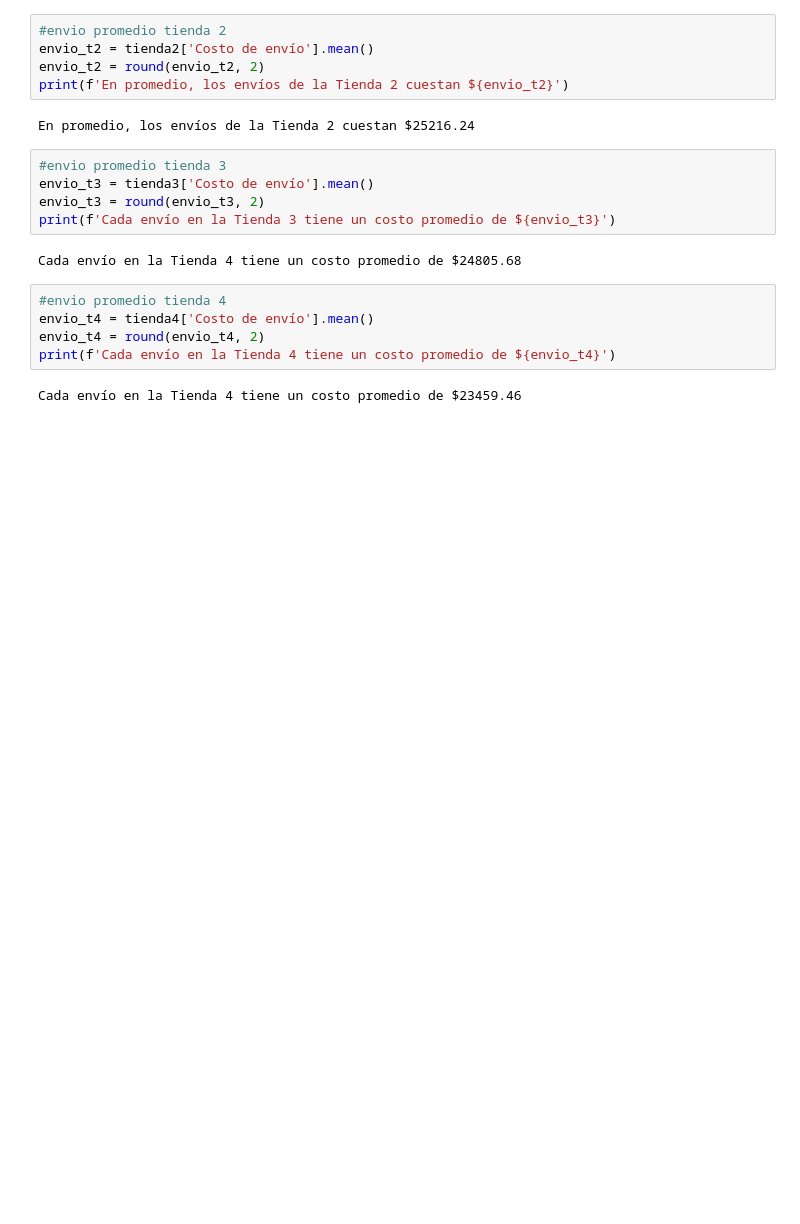
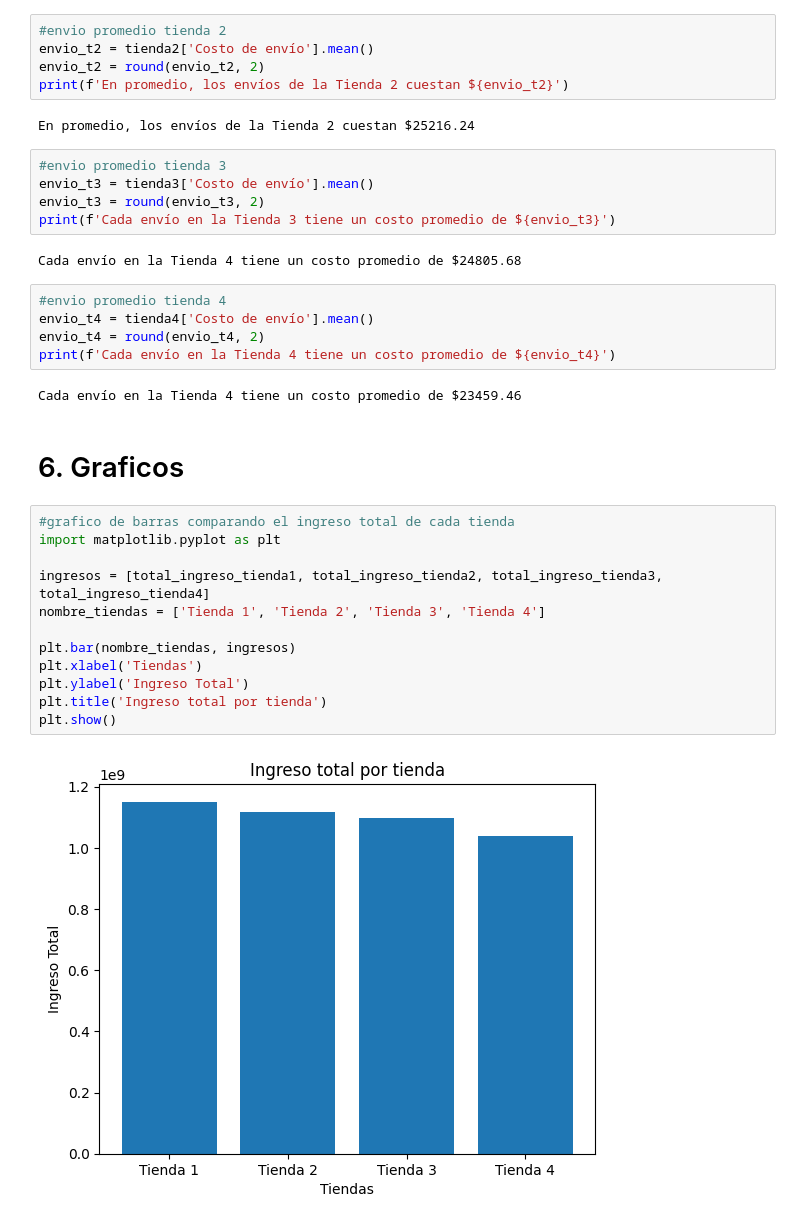
Before and after one commit to Melcortesaguilera/Challenge_Alura_Analisisdeventa, a Jupyter notebook: Analisis_tiendas.ipynb, the cells around one changed output. Drawn from its saved outputs; the diff is of its cells as text; blank space fills up the shorter version.

```diff
--- a/Analisis_tiendas.ipynb
+++ b/Analisis_tiendas.ipynb
@@ -269,3 +277,19 @@ envio_t4 = round(envio_t4, 2)
 print(f'Cada envío en la Tienda 4 tiene un costo promedio de ${envio_t4}')
 # %% [output]
 Cada envío en la Tienda 4 tiene un costo promedio de $23459.46
+# %% [markdown]
+# 6. Graficos
+# %%
+#grafico de barras comparando el ingreso total de cada tienda
+import matplotlib.pyplot as plt
+
+ingresos = [total_ingreso_tienda1, total_ingreso_tienda2, total_ingreso_tienda3, total_ingreso_tienda4]
+nombre_tiendas = ['Tienda 1', 'Tienda 2', 'Tienda 3', 'Tienda 4']
+
+plt.bar(nombre_tiendas, ingresos)
+plt.xlabel('Tiendas')
+plt.ylabel('Ingreso Total')
+plt.title('Ingreso total por tienda')
+plt.show()
+# %% [output]
+[figure, added]
```
Also changed, not shown: parts of 13 cells of this notebook.
